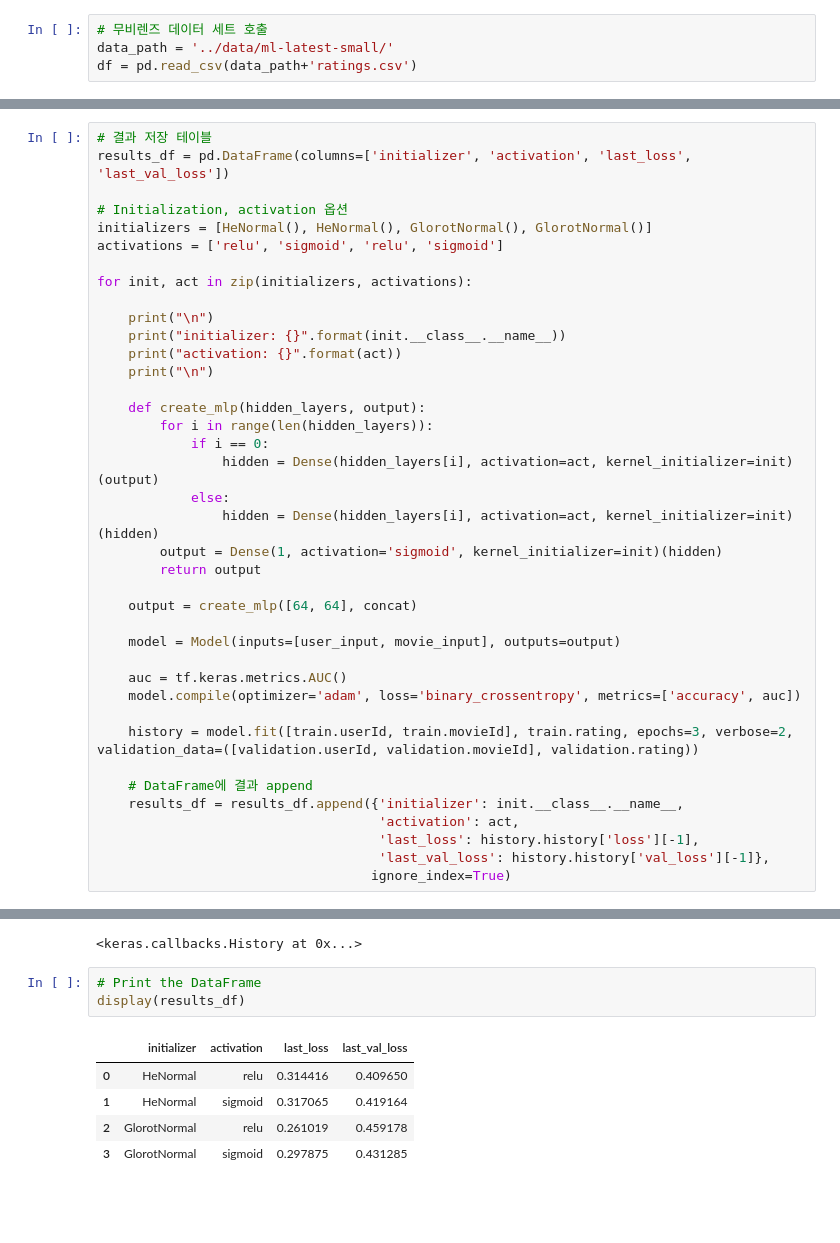
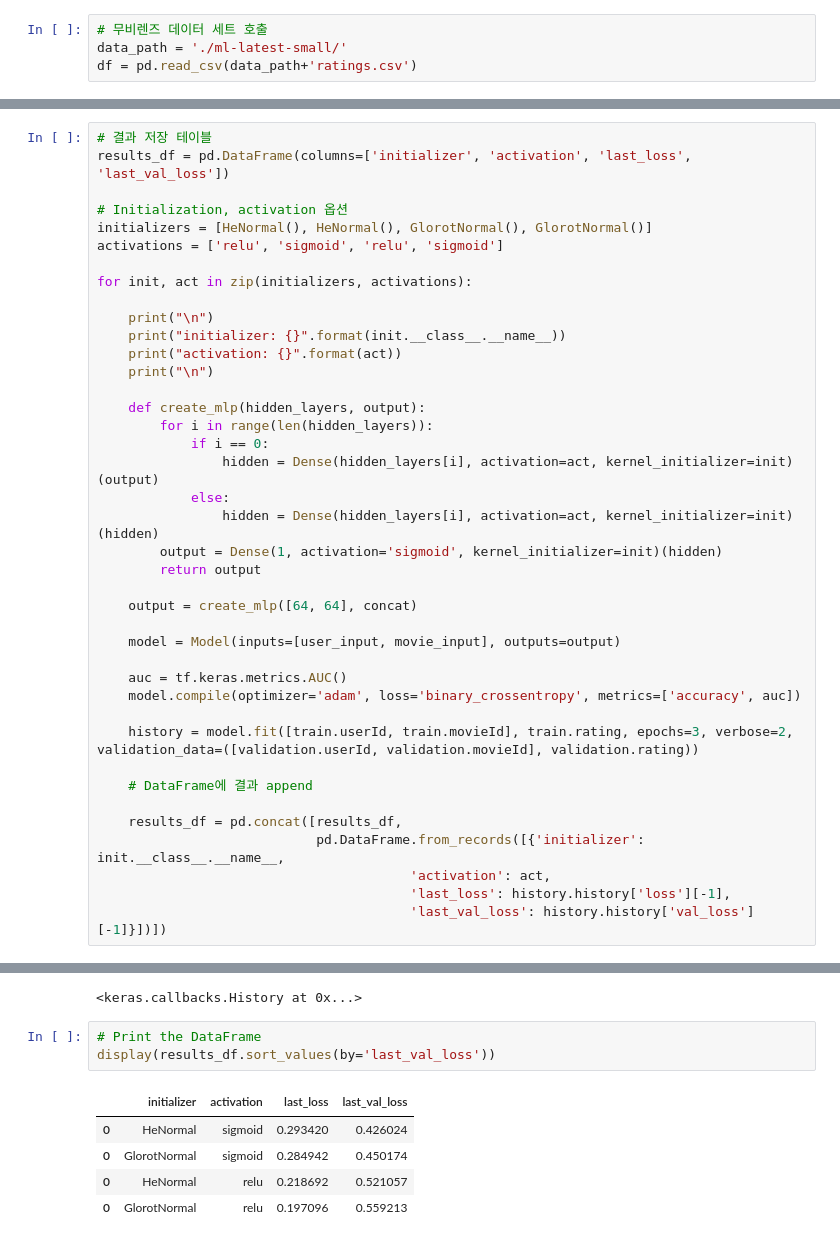
Before and after one commit to KyungbinChoi/Recsys_lecture, a Jupyter notebook: 03_DL_based_recommendation/04_activation_initialization.ipynb, the cells around one changed output, grey strips where cells are left out. Saved outputs shown, nothing was run; the diff lists cells and outputs as text; blank space fills up the shorter version.

```diff
--- a/03_DL_based_recommendation/04_activation_initialization.ipynb
+++ b/03_DL_based_recommendation/04_activation_initialization.ipynb
@@ -16,6 +8,6 @@ Drive already mounted at /content/drive; to attempt to forcibly remount, call dr
 # %%
 # 무비렌즈 데이터 세트 호출
-data_path = '../data/ml-latest-small/'
+data_path = './ml-latest-small/'
 df = pd.read_csv(data_path+'ratings.csv')
 # %%
 # binary implicit feedback
@@ -101,11 +100,12 @@ for init, act in zip(initializers, activations):
     history = model.fit([train.userId, train.movieId], train.rating, epochs=3, verbose=2, validation_data=([validation.userId, validation.movieId], validation.rating))
 
     # DataFrame에 결과 append
-    results_df = results_df.append({'initializer': init.__class__.__name__,
-                                    'activation': act,
-                                    'last_loss': history.history['loss'][-1],
-                                    'last_val_loss': history.history['val_loss'][-1]},
-                                   ignore_index=True)
+
+    results_df = pd.concat([results_df,
+                            pd.DataFrame.from_records([{'initializer': init.__class__.__name__,
+                                        'activation': act,
+                                        'last_loss': history.history['loss'][-1],
+                                        'last_val_loss': history.history['val_loss'][-1]}])])
 # %% [output]
 initializer: HeNormal
 activation: relu
@@ -157,10 +167,10 @@ history
 <keras.callbacks.History at 0x...>
 # %%
 # Print the DataFrame
-display(results_df)
+display(results_df.sort_values(by='last_val_loss'))
 # %% [output]
 |  | initializer | activation | last_loss | last_val_loss |
-| 0 | HeNormal | relu | 0.314416 | 0.409650 |
-| 1 | HeNormal | sigmoid | 0.317065 | 0.419164 |
-| 2 | GlorotNormal | relu | 0.261019 | 0.459178 |
-| 3 | GlorotNormal | sigmoid | 0.297875 | 0.431285 |
+| 0 | HeNormal | sigmoid | 0.293420 | 0.426024 |
+| 0 | GlorotNormal | sigmoid | 0.284942 | 0.450174 |
+| 0 | HeNormal | relu | 0.218692 | 0.521057 |
+| 0 | GlorotNormal | relu | 0.197096 | 0.559213 |
```
Also changed, not shown: parts of 3 cells of this notebook, 2 other files.
